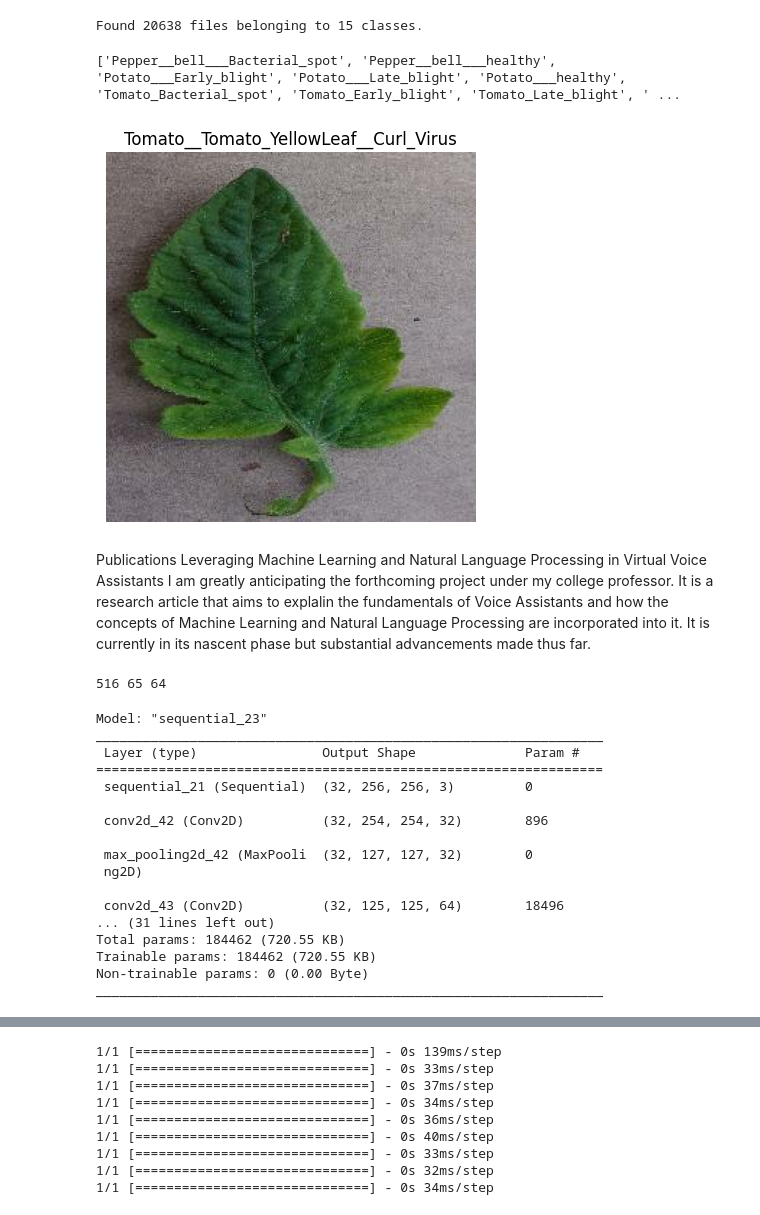
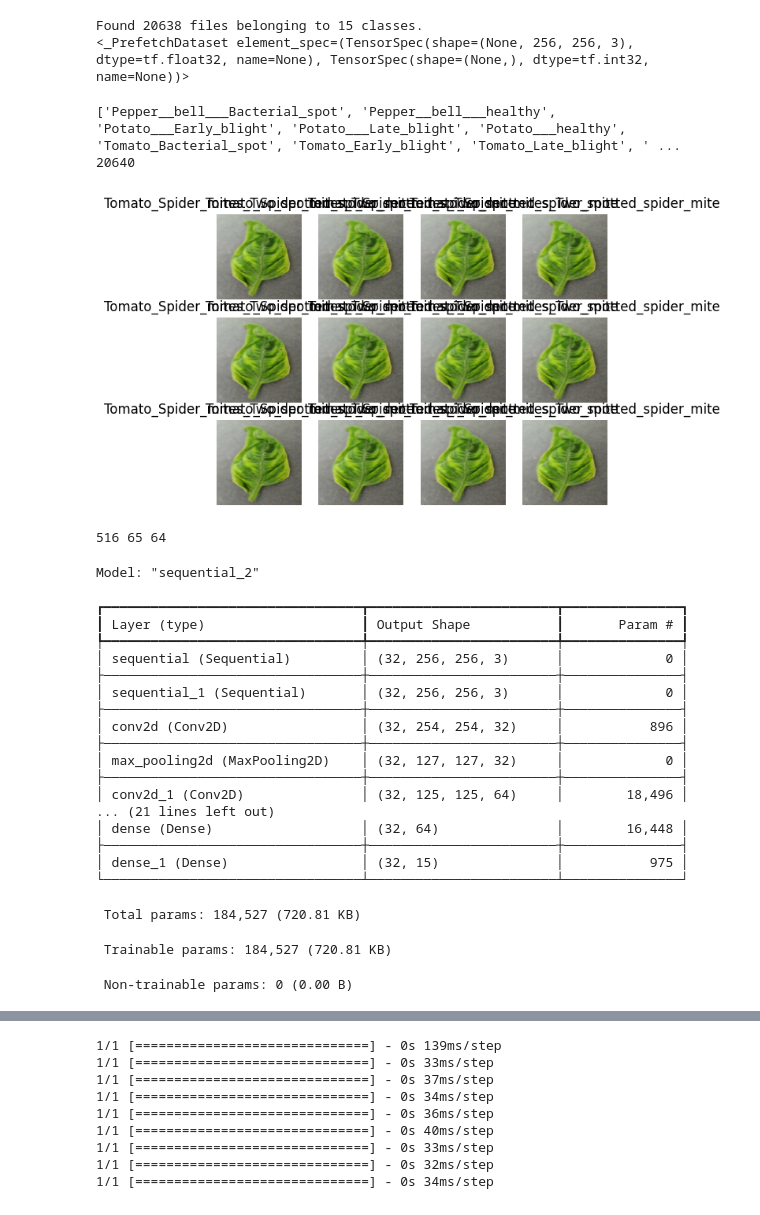
Before and after one commit to shxunxk/AgroHealth, a Jupyter notebook: code.ipynb, the cells around one changed output, grey strips where cells are left out. Drawn from its saved outputs; the diff is of its cells as text; code cells hidden in the pictures.

Commit message:
Changes to model code

```diff
--- a/code.ipynb
+++ b/code.ipynb
@@ -11,25 +11,26 @@ CHANNELS=3
 EPOCHS=5
 # %%
 dataset = tf.keras.preprocessing.image_dataset_from_directory( "PlantVillage", shuffle = True, image_size=(IMG_SIZE,IMG_SIZE), batch_size = BATCH_SIZE)
+print(dataset)
 # %% [output]
 Found 20638 files belonging to 15 classes.
+<_PrefetchDataset element_spec=(TensorSpec(shape=(None, 256, 256, 3), dtype=tf.float32, name=None), TensorSpec(shape=(None,), dtype=tf.int32, name=None))>
 # %%
 class_names = dataset.class_names
 print(class_names)
+print(len(dataset)*32)
 # %% [output]
 ['Pepper__bell___Bacterial_spot', 'Pepper__bell___healthy', 'Potato___Early_blight', 'Potato___Late_blight', 'Potato___healthy', 'Tomato_Bacterial_spot', 'Tomato_Early_blight', 'Tomato_Late_blight', ' ...
+20640
 # %%
 for image_batch, label_batch in dataset.take(1):
-    plt.imshow(image_batch[31].numpy().astype("uint8"))
-    plt.title(class_names[label_batch[0]])
-    plt.axis("off")
+    for i in range(12):
+        ax = plt.subplot(3,4,i+1)
+        plt.imshow(image_batch[31].numpy().astype("uint8"))
+        plt.title(class_names[label_batch[0]])
+        plt.axis("off")
 # %% [output]
-[figure, old version]
+[figure, new version]
-# %% [markdown]
-
-Publications
-Leveraging Machine Learning and Natural Language Processing in Virtual Voice Assistants
-I am greatly anticipating the forthcoming project under my college professor. It is a research article that aims to explalin the fundamentals of Voice Assistants and how the concepts of Machine Learning and Natural Language Processing are incorporated into it. It is currently in its nascent phase but substantial advancements made thus far.
 # %%
 # train = dataset.take(54)
 # len(train)
@@ -69,10 +70,11 @@ orientation_change = tf.keras.Sequential([
 ])
 # %%
 input_shape = (BATCH_SIZE, IMG_SIZE, IMG_SIZE, CHANNELS)
-n_classes = 14
+n_classes = 15
 
 model = tf.keras.models.Sequential([
     dimension_change,
+    orientation_change,
     tf.keras.layers.Conv2D(32, kernel_size = (3,3), activation='relu', input_shape=input_shape),
     tf.keras.layers.MaxPooling2D((2, 2)),
     tf.keras.layers.Conv2D(64,  kernel_size = (3,3), activation='relu'),
@@ -94,23 +96,27 @@ model.build(input_shape=input_shape)
 
 model.summary()
 # %% [output]
-Model: "sequential_23"
-_________________________________________________________________
- Layer (type)                Output Shape              Param #
-=================================================================
- sequential_21 (Sequential)  (32, 256, 256, 3)         0
-
- conv2d_42 (Conv2D)          (32, 254, 254, 32)        896
-
- max_pooling2d_42 (MaxPooli  (32, 127, 127, 32)        0
- ng2D)
-
- conv2d_43 (Conv2D)          (32, 125, 125, 64)        18496
-... (31 lines left out)
-Total params: 184462 (720.55 KB)
-Trainable params: 184462 (720.55 KB)
-Non-trainable params: 0 (0.00 Byte)
-_________________________________________________________________
+Model: "sequential_2"
+┏━━━━━━━━━━━━━━━━━━━━━━━━━━━━━━━━━┳━━━━━━━━━━━━━━━━━━━━━━━━┳━━━━━━━━━━━━━━━┓
+┃ Layer (type)                    ┃ Output Shape           ┃       Param # ┃
+┡━━━━━━━━━━━━━━━━━━━━━━━━━━━━━━━━━╇━━━━━━━━━━━━━━━━━━━━━━━━╇━━━━━━━━━━━━━━━┩
+│ sequential (Sequential)         │ (32, 256, 256, 3)      │             0 │
+├─────────────────────────────────┼────────────────────────┼───────────────┤
+│ sequential_1 (Sequential)       │ (32, 256, 256, 3)      │             0 │
+├─────────────────────────────────┼────────────────────────┼───────────────┤
+│ conv2d (Conv2D)                 │ (32, 254, 254, 32)     │           896 │
+├─────────────────────────────────┼────────────────────────┼───────────────┤
+│ max_pooling2d (MaxPooling2D)    │ (32, 127, 127, 32)     │             0 │
+├─────────────────────────────────┼────────────────────────┼───────────────┤
+│ conv2d_1 (Conv2D)               │ (32, 125, 125, 64)     │        18,496 │
+... (21 lines left out)
+│ dense (Dense)                   │ (32, 64)               │        16,448 │
+├─────────────────────────────────┼────────────────────────┼───────────────┤
+│ dense_1 (Dense)                 │ (32, 15)               │           975 │
+└─────────────────────────────────┴────────────────────────┴───────────────┘
+ Total params: 184,527 (720.81 KB)
+ Trainable params: 184,527 (720.81 KB)
+ Non-trainable params: 0 (0.00 B)
 # %%
 model.compile(
     optimizer='adam',
```
Also changed, not shown: parts of 10 cells of this notebook, 2 other files.
